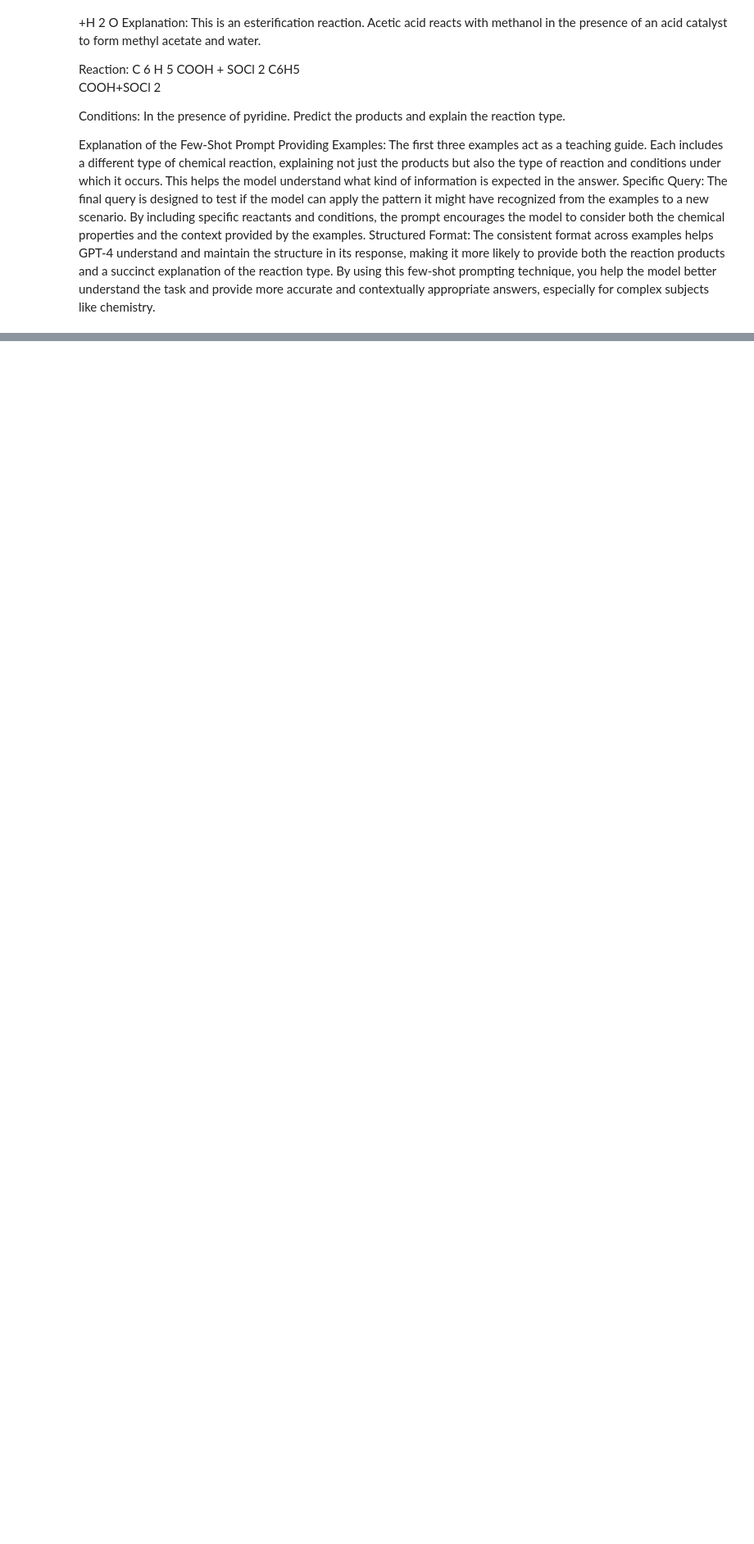
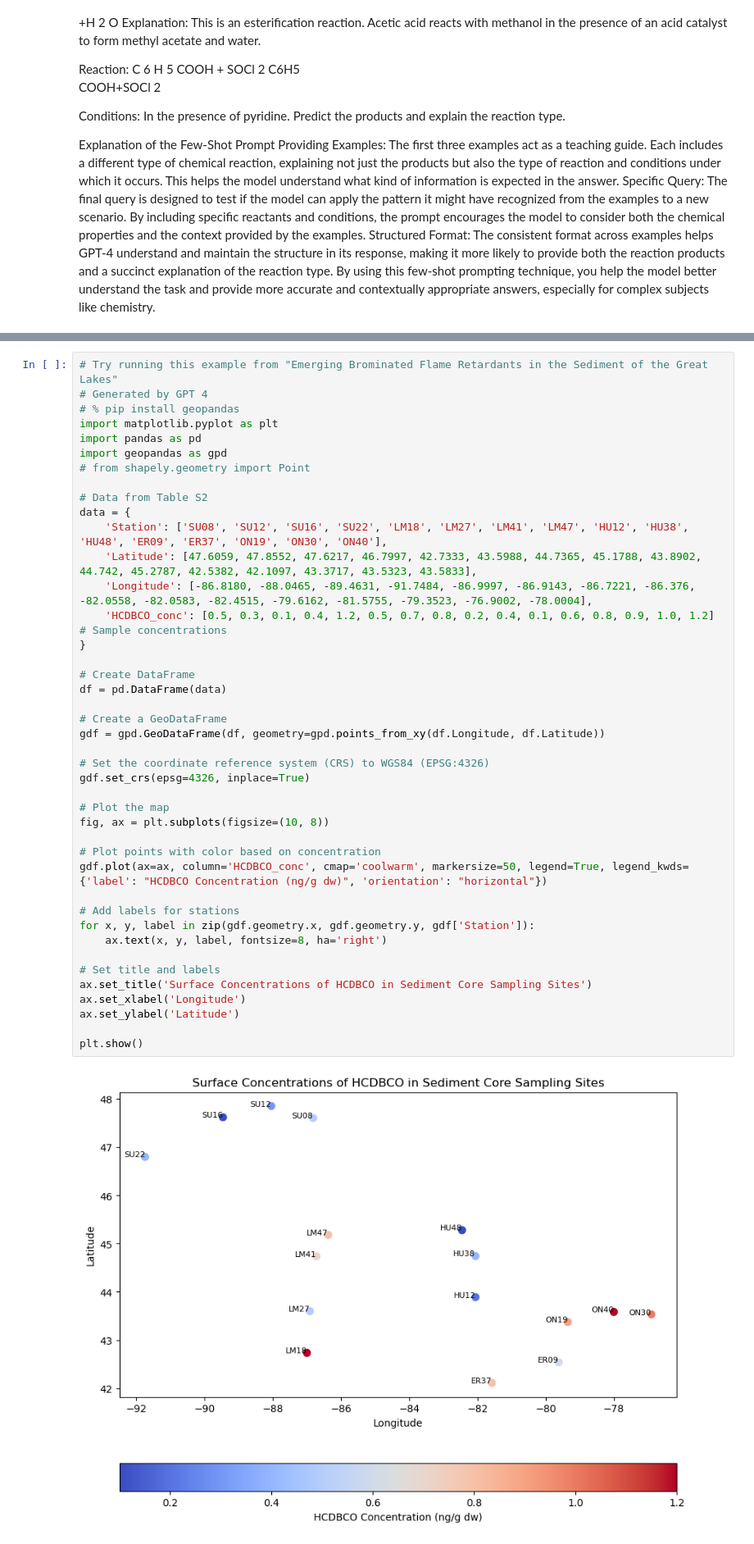
Before and after one commit to scottmreed/AI_coding_tutorial, a Jupyter notebook: GPT_Enhanced_Learning.ipynb, the cells around one changed output, grey strips where cells are left out. Shown at 82% size. Drawn from its saved outputs; the diff is of its cells as text; blank space fills up the shorter version.

```diff
--- a/GPT_Enhanced_Learning.ipynb
+++ b/GPT_Enhanced_Learning.ipynb
@@ -110,2 +122,46 @@ By using this few-shot prompting technique, you help the model better understand
+# %%
+# Try running this example from "Emerging Brominated Flame Retardants in the Sediment of the Great Lakes"
+# Generated by GPT 4
+# % pip install geopandas
+import matplotlib.pyplot as plt
+import pandas as pd
+import geopandas as gpd
+# from shapely.geometry import Point
+
+# Data from Table S2
+data = {
+    'Station': ['SU08', 'SU12', 'SU16', 'SU22', 'LM18', 'LM27', 'LM41', 'LM47', 'HU12', 'HU38', 'HU48', 'ER09', 'ER37', 'ON19', 'ON30', 'ON40'],
+    'Latitude': [47.6059, 47.8552, 47.6217, 46.7997, 42.7333, 43.5988, 44.7365, 45.1788, 43.8902, 44.742, 45.2787, 42.5382, 42.1097, 43.3717, 43.5323, 43.5833],
+    'Longitude': [-86.8180, -88.0465, -89.4631, -91.7484, -86.9997, -86.9143, -86.7221, -86.376, -82.0558, -82.0583, -82.4515, -79.6162, -81.5755, -79.3523, -76.9002, -78.0004],
+    'HCDBCO_conc': [0.5, 0.3, 0.1, 0.4, 1.2, 0.5, 0.7, 0.8, 0.2, 0.4, 0.1, 0.6, 0.8, 0.9, 1.0, 1.2] # Sample concentrations
+}
+
+# Create DataFrame
+df = pd.DataFrame(data)
+
+# Create a GeoDataFrame
+gdf = gpd.GeoDataFrame(df, geometry=gpd.points_from_xy(df.Longitude, df.Latitude))
+
+# Set the coordinate reference system (CRS) to WGS84 (EPSG:4326)
+gdf.set_crs(epsg=4326, inplace=True)
+
+# Plot the map
+fig, ax = plt.subplots(figsize=(10, 8))
+
+# Plot points with color based on concentration
+gdf.plot(ax=ax, column='HCDBCO_conc', cmap='coolwarm', markersize=50, legend=True, legend_kwds={'label': "HCDBCO Concentration (ng/g dw)", 'orientation': "horizontal"})
+
+# Add labels for stations
+for x, y, label in zip(gdf.geometry.x, gdf.geometry.y, gdf['Station']):
+    ax.text(x, y, label, fontsize=8, ha='right')
+
+# Set title and labels
+ax.set_title('Surface Concentrations of HCDBCO in Sediment Core Sampling Sites')
+ax.set_xlabel('Longitude')
+ax.set_ylabel('Latitude')
+
+plt.show()
+# %% [output]
+[figure, added]
 # %% [markdown]
 ## Strategies and Methods for Using GPTs as a Coding Mentor
```
Also changed, not shown: parts of 14 cells of this notebook.
